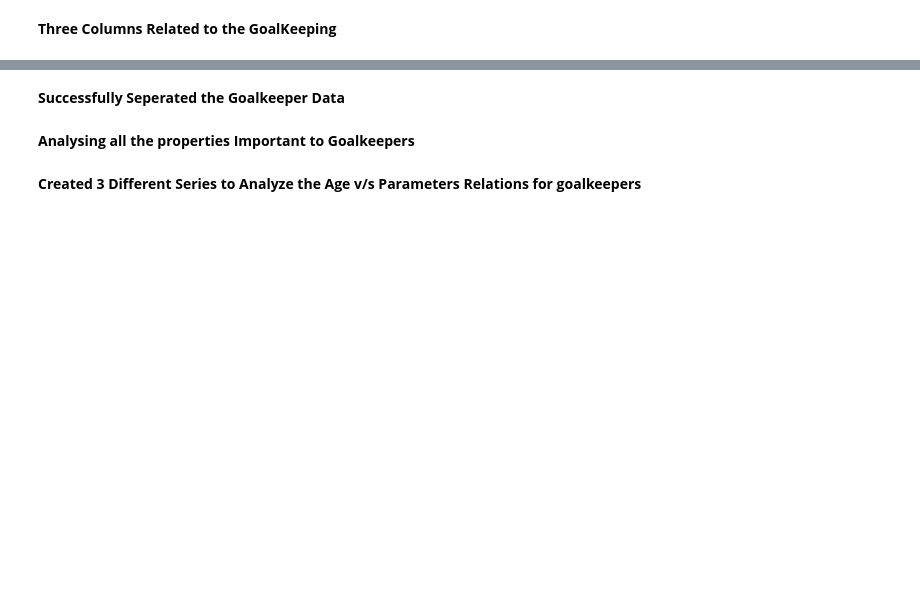
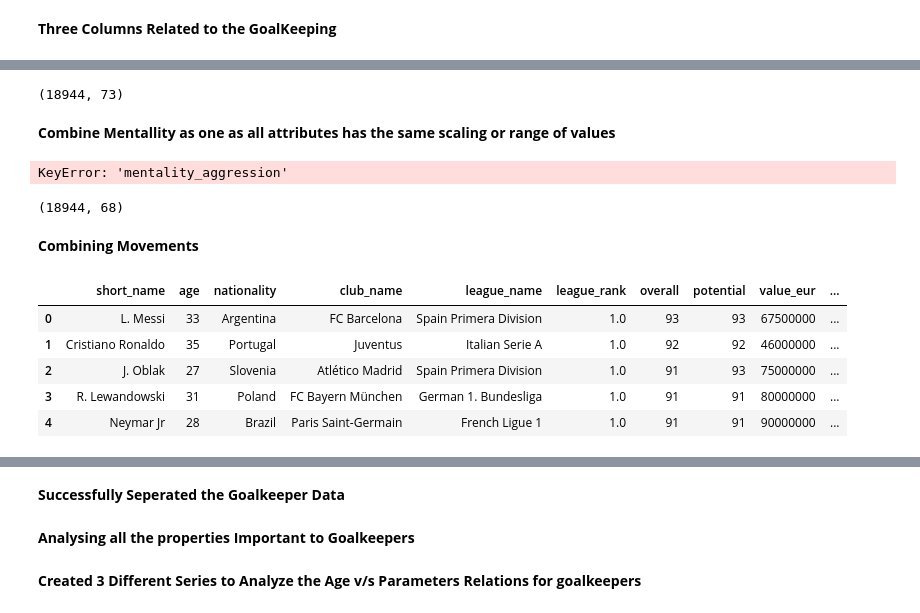
Before and after one commit to SianRods/Data-Science-ML, a Jupyter notebook: DJS Compute Taks/DJS-Compute_Tasks.ipynb, the cells around one changed output, grey strips where cells are left out. Drawn from its saved outputs; the diff is of its cells as text; code cells hidden in the pictures; blank space fills up the shorter version.

```diff
--- a/DJS Compute Taks/DJS-Compute_Tasks.ipynb
+++ b/DJS Compute Taks/DJS-Compute_Tasks.ipynb
@@ -35,0 +117,33 @@ fifa_df.head()
+# %%
+# Combining the Skill Movement and the Power Parameters
+# Average can be Considered cause all the parameters lie along the same range
+
+fifa_df['skill_avg']=(fifa_df['skill_ball_control']+fifa_df['skill_curve']+fifa_df['skill_dribbling']+fifa_df['skill_fk_accuracy']+fifa_df['skill_long_passing'])/5
+# Dropping the Columns
+fifa_df.drop(columns=['skill_ball_control','skill_curve','skill_dribbling','skill_fk_accuracy','skill_long_passing'],inplace=True)
+fifa_df.shape
+# %% [output]
+(18944, 73)
+# %% [markdown]
+**Combine Mentallity as one as all attributes has the same scaling or range of values**
+# %%
+fifa_df['Mentality_avg']=(fifa_df['mentality_aggression']+fifa_df['mentality_composure']+fifa_df['mentality_interceptions']+fifa_df['mentality_penalties']+fifa_df['mentality_positioning']+fifa_df['mentality_vision'])/6
+# Dropping all the mentality columns
+fifa_df.drop(columns=['mentality_aggression','mentality_composure','mentality_interceptions','mentality_penalties','mentality_positioning','mentality_vision'],inplace =True)
+# %% [output]
+KeyError: 'mentality_aggression'
+# %%
+fifa_df.shape
+# %% [output]
+(18944, 68)
+# %% [markdown]
+**Combining Movements**
+# %%
+fifa_df.head()
+# %% [output]
+|  | short_name | age | nationality | club_name | league_name | league_rank | overall | potential | value_eur | ... |
+| 0 | L. Messi | 33 | Argentina | FC Barcelona | Spain Primera Division | 1.0 | 93 | 93 | 67500000 | ... |
+| 1 | Cristiano Ronaldo | 35 | Portugal | Juventus | Italian Serie A | 1.0 | 92 | 92 | 46000000 | ... |
+| 2 | J. Oblak | 27 | Slovenia | Atlético Madrid | Spain Primera Division | 1.0 | 91 | 93 | 75000000 | ... |
+| 3 | R. Lewandowski | 31 | Poland | FC Bayern München | German 1. Bundesliga | 1.0 | 91 | 91 | 80000000 | ... |
+| 4 | Neymar Jr | 28 | Brazil | Paris Saint-Germain | French Ligue 1 | 1.0 | 91 | 91 | 90000000 | ... |
```
Also changed, not shown: parts of 24 cells of this notebook.
